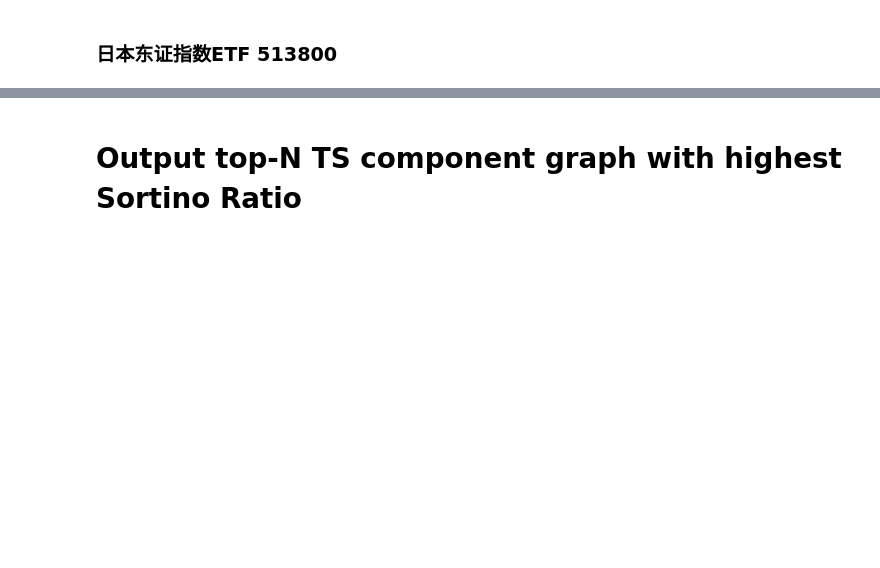
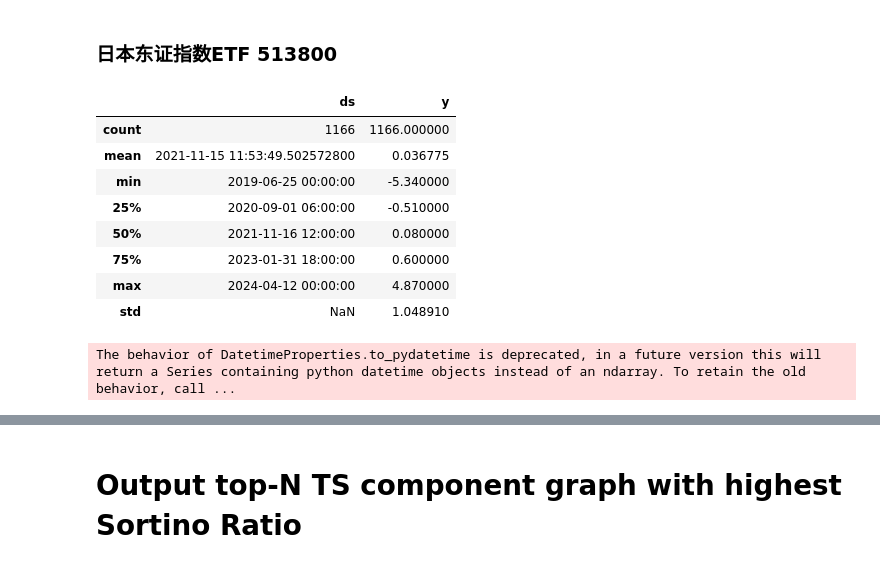
Before and after one commit to agux/marten, a Jupyter notebook: notebooks/neuralprophet/1.0-neuralprophet.ipynb, the cells around one changed output, grey strips where cells are left out. Cells and saved outputs as stored; diff of their text form; code cells hidden in the pictures; blank space fills up the shorter version.

```diff
--- a/notebooks/neuralprophet/1.0-neuralprophet.ipynb
+++ b/notebooks/neuralprophet/1.0-neuralprophet.ipynb
@@ -394,5 +414,22 @@ plot_components_plotly(m, forecast)
 ### 日本东证指数ETF 513800
 # %%
 symbol = "513800"
-m, df, forecast = predict(symbol, "close", "JP")
+m, df, forecast = predict(
+    symbol,
+    "change_rate",
+    "JP",
+    weekly_seasonality=False,
+    daily_seasonality=False,
+    impute_missing=True,
+)
 df.describe()
+# %% [output]
+|  | ds | y |
+| count | 1166 | 1166.000000 |
+| mean | 2021-11-15 11:53:49.502572800 | 0.036775 |
+| min | 2019-06-25 00:00:00 | -5.340000 |
+| 25% | 2020-09-01 06:00:00 | -0.510000 |
+| 50% | 2021-11-16 12:00:00 | 0.080000 |
+| 75% | 2023-01-31 18:00:00 | 0.600000 |
+| max | 2024-04-12 00:00:00 | 4.870000 |
+| std | NaN | 1.048910 |
@@ -403,0 +440,6 @@ plot_components_plotly(m, forecast)
+# %%
+m.plot_components(
+    forecast,
+)
+# %% [output]
+The behavior of DatetimeProperties.to_pydatetime is deprecated, in a future version this will return a Series containing python datetime objects instead of an ndarray. To retain the old behavior, call ...
```
Also changed, not shown: parts of 12 cells of this notebook, 8 other files.
